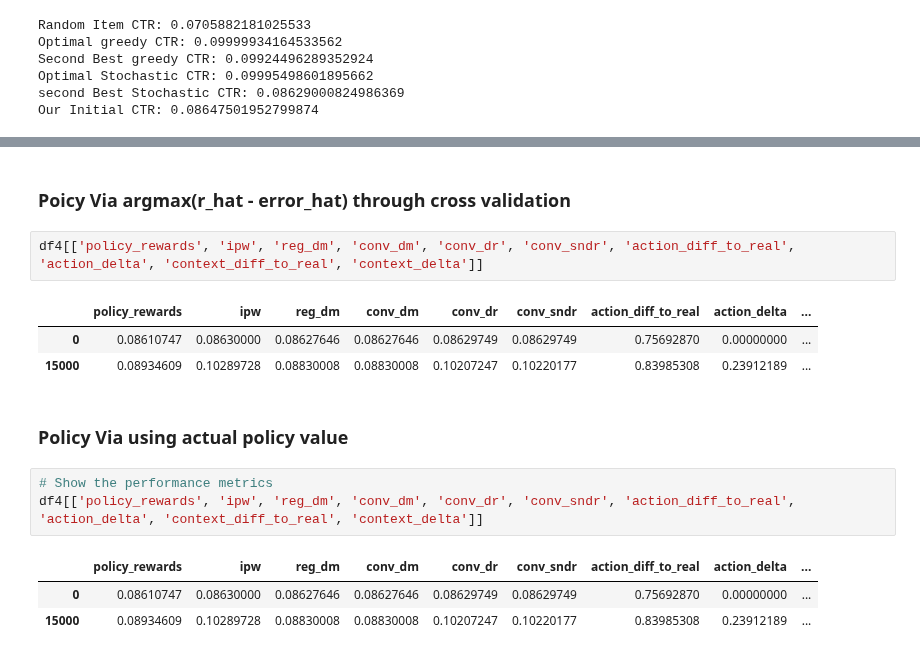
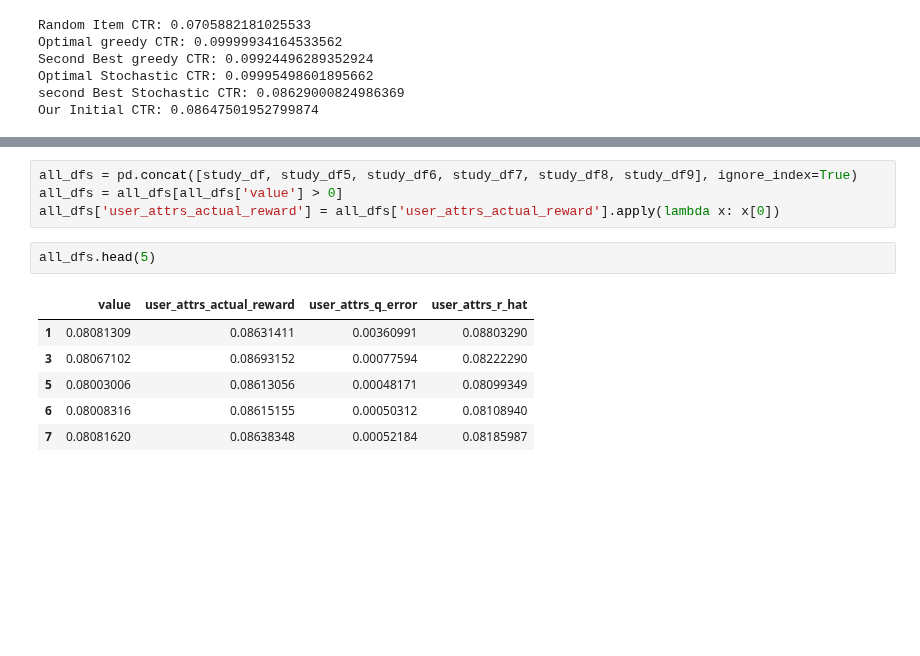
Before and after one commit to TauRoeed/OPC, a Jupyter notebook: run_OPL_tests.ipynb, the cells around one changed output, grey strips where cells are left out. Drawn from its saved outputs; the diff is of its cells as text; blank space fills up the shorter version.

```diff
--- a/run_OPL_tests.ipynb
+++ b/run_OPL_tests.ipynb
@@ -775,17 +875,13 @@ df4[['policy_rewards', 'ipw', 'reg_dm', 'conv_dm', 'conv_dr', 'conv_sndr', 'acti
-# %% [markdown]
-### Poicy Via argmax(r_hat - error_hat) through cross validation
-# %%
-df4[['policy_rewards', 'ipw', 'reg_dm', 'conv_dm', 'conv_dr', 'conv_sndr', 'action_diff_to_real', 'action_delta', 'context_diff_to_real', 'context_delta']]
-# %% [output]
-|  | policy_rewards | ipw | reg_dm | conv_dm | conv_dr | conv_sndr | action_diff_to_real | action_delta | ... |
-| 0 | 0.08610747 | 0.08630000 | 0.08627646 | 0.08627646 | 0.08629749 | 0.08629749 | 0.75692870 | 0.00000000 | ... |
-| 15000 | 0.08934609 | 0.10289728 | 0.08830008 | 0.08830008 | 0.10207247 | 0.10220177 | 0.83985308 | 0.23912189 | ... |
-# %% [markdown]
-### Policy Via using actual policy value
-# %%
-# Show the performance metrics
-df4[['policy_rewards', 'ipw', 'reg_dm', 'conv_dm', 'conv_dr', 'conv_sndr', 'action_diff_to_real', 'action_delta', 'context_diff_to_real', 'context_delta']]
-# %% [output]
-|  | policy_rewards | ipw | reg_dm | conv_dm | conv_dr | conv_sndr | action_diff_to_real | action_delta | ... |
-| 0 | 0.08610747 | 0.08630000 | 0.08627646 | 0.08627646 | 0.08629749 | 0.08629749 | 0.75692870 | 0.00000000 | ... |
-| 15000 | 0.08934609 | 0.10289728 | 0.08830008 | 0.08830008 | 0.10207247 | 0.10220177 | 0.83985308 | 0.23912189 | ... |
+# %%
+all_dfs = pd.concat([study_df, study_df5, study_df6, study_df7, study_df8, study_df9], ignore_index=True)
+all_dfs = all_dfs[all_dfs['value'] > 0]
+all_dfs['user_attrs_actual_reward'] = all_dfs['user_attrs_actual_reward'].apply(lambda x: x[0])
+# %%
+all_dfs.head(5)
+# %% [output]
+|  | value | user_attrs_actual_reward | user_attrs_q_error | user_attrs_r_hat |
+| 1 | 0.08081309 | 0.08631411 | 0.00360991 | 0.08803290 |
+| 3 | 0.08067102 | 0.08693152 | 0.00077594 | 0.08222290 |
+| 5 | 0.08003006 | 0.08613056 | 0.00048171 | 0.08099349 |
+| 6 | 0.08008316 | 0.08615155 | 0.00050312 | 0.08108940 |
+| 7 | 0.08081620 | 0.08638348 | 0.00052184 | 0.08185987 |
```
Also changed, not shown: parts of 9 cells of this notebook, 5 other files.
